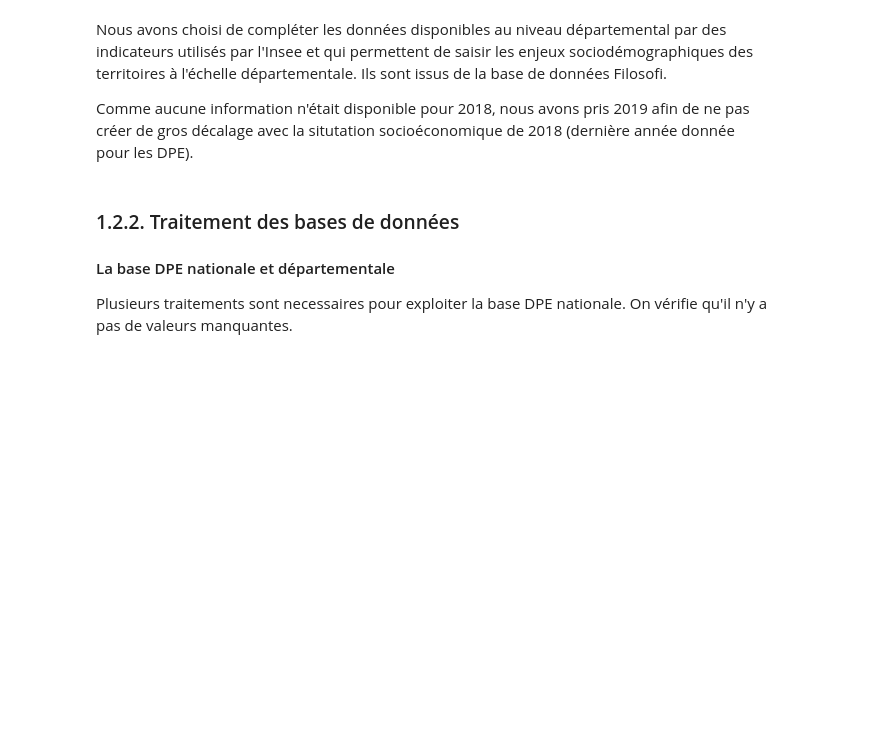
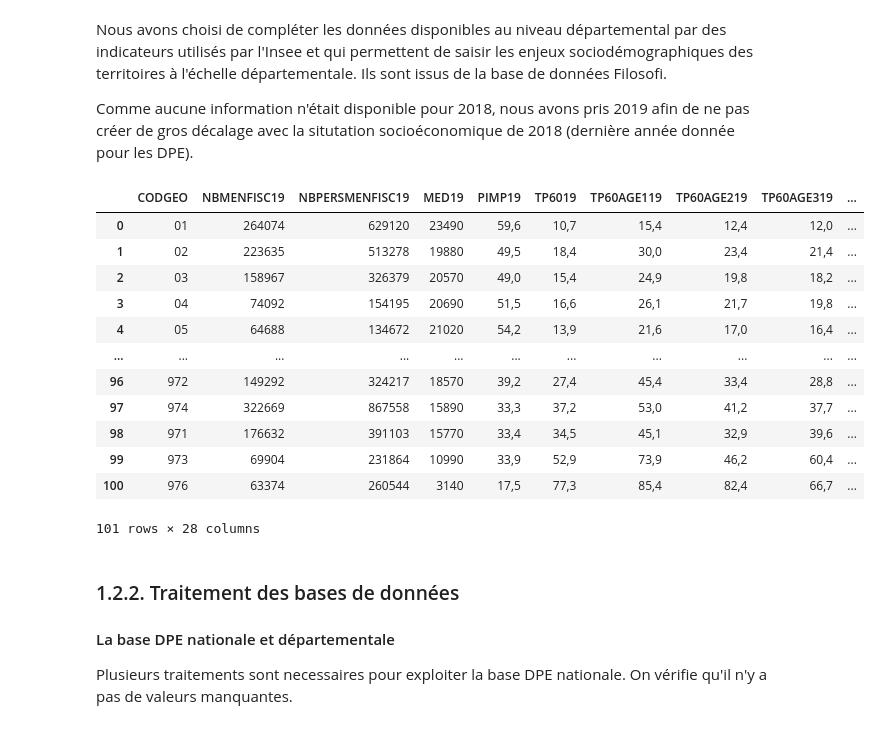
Before and after one commit to f-b-l/python2A, a Jupyter notebook: Master Notebook.ipynb, the cells around one changed output. Drawn from its saved outputs; the diff is of its cells as text; code cells hidden in the pictures; blank space fills up the shorter version.

```diff
--- a/Master Notebook.ipynb
+++ b/Master Notebook.ipynb
@@ -328,19 +328,35 @@ Comme aucune information n'était disponible pour 2018, nous avons pris 2019 afi
 # %%
 # URL de la page à télécharger : https://www.insee.fr/fr/statistiques/6036902
 # la version 2018 n'est pas accessible, pour coller au plus près on récupère celle de 2019
 URL_FILO_ZIP_2019="https://www.insee.fr/fr/statistiques/fichier/6036902/base-cc-filosofi-2019_CSV.zip"
 nom = URL_FILO_ZIP_2019.split('/')[-1]
 response=requests.get(URL_FILO_ZIP_2019)
 if response.status_code == 200:
         with open(nom, 'wb') as f:
             f.write(response.content)
 with ZipFile(nom, 'r') as zipfile :
     nom_fichier_data = "cc_filosofi_2019_DEP.csv"
     nom_fichier_meta = "meta_"+nom_fichier_data
     data = zipfile.open(nom_fichier_data)
     meta = zipfile.open(nom_fichier_meta)
 donnees_filo_ind_departement_2019=pd.read_csv(data, sep=";", low_memory=False)
 table_var_filo_ind_dep_2019 = pd.read_csv(meta, sep=";", low_memory=False)
+
+donnees_filo_ind_departement_2019
+# %% [output]
+|  | CODGEO | NBMENFISC19 | NBPERSMENFISC19 | MED19 | PIMP19 | TP6019 | TP60AGE119 | TP60AGE219 | TP60AGE319 | ... |
+| 0 | 01 | 264074 | 629120 | 23490 | 59,6 | 10,7 | 15,4 | 12,4 | 12,0 | ... |
+| 1 | 02 | 223635 | 513278 | 19880 | 49,5 | 18,4 | 30,0 | 23,4 | 21,4 | ... |
+| 2 | 03 | 158967 | 326379 | 20570 | 49,0 | 15,4 | 24,9 | 19,8 | 18,2 | ... |
+| 3 | 04 | 74092 | 154195 | 20690 | 51,5 | 16,6 | 26,1 | 21,7 | 19,8 | ... |
+| 4 | 05 | 64688 | 134672 | 21020 | 54,2 | 13,9 | 21,6 | 17,0 | 16,4 | ... |
+| ... | ... | ... | ... | ... | ... | ... | ... | ... | ... | ... |
+| 96 | 972 | 149292 | 324217 | 18570 | 39,2 | 27,4 | 45,4 | 33,4 | 28,8 | ... |
+| 97 | 974 | 322669 | 867558 | 15890 | 33,3 | 37,2 | 53,0 | 41,2 | 37,7 | ... |
+| 98 | 971 | 176632 | 391103 | 15770 | 33,4 | 34,5 | 45,1 | 32,9 | 39,6 | ... |
+| 99 | 973 | 69904 | 231864 | 10990 | 33,9 | 52,9 | 73,9 | 46,2 | 60,4 | ... |
+| 100 | 976 | 63374 | 260544 | 3140 | 17,5 | 77,3 | 85,4 | 82,4 | 66,7 | ... |
+101 rows × 28 columns
 # %% [markdown]
 ### 1.2.2. Traitement des bases de données
 
```
Also changed, not shown: parts of 47 cells of this notebook.
